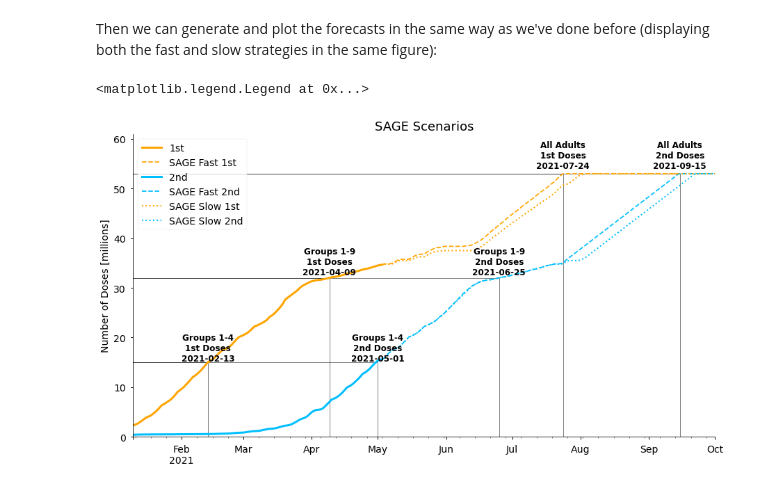
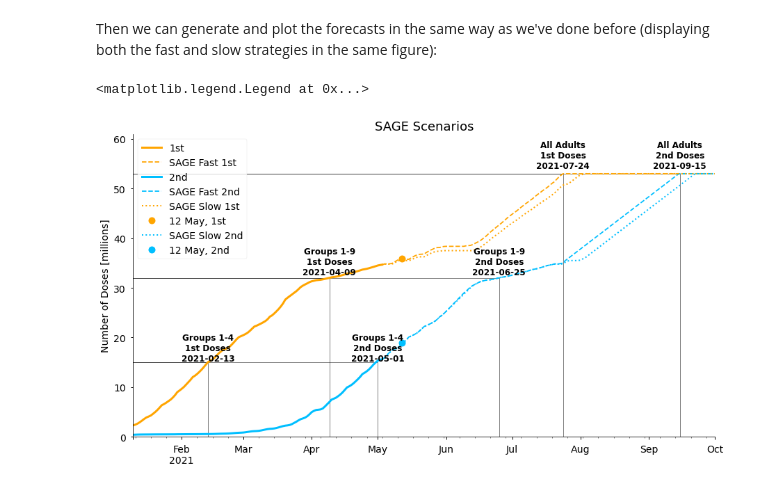
Before and after one commit to alan-turing-institute/TuringDataStories, a Jupyter notebook: stories/covid-vax/covid_vax.ipynb, the cells around one changed output. Saved outputs shown, nothing was run; the diff lists cells and outputs as text; code cells hidden in the pictures.

Commit message:
add markers showing actual status on 12th May

```diff
--- a/stories/covid-vax/covid_vax.ipynb
+++ b/stories/covid-vax/covid_vax.ipynb
@@ -150,6 +150,11 @@ Our query above gets all the data up to the current date. To ensure re-running t
 # the results with the latest available data (run_as_date = datetime.now()).
 run_as_date = datetime(2021, 5, 4)
 
+# Latest data at time of publishing (vs. initial time of writing as above)
+# Used to compare forecasts with actual data at the end of the story
+publish_date = datetime(2021, 5, 12)
+publish_date_data = df.loc[publish_date]
+
 # filter the data to only include dates up to the run_as_date
 df = df[df.index < run_as_date]
 # %% [markdown]
@@ -784,33 +789,41 @@ Then we can generate and plot the forecasts in the same way as we've done before
 # %%
 df_sage_fast = forecast_sage(
     df,
     scenario="fast",
 )
 df_sage_slow = forecast_sage(
     df,
     scenario="slow",
 )
 
 plot_cumulative_doses(
     df_sage_fast,
     forecast_date=last_data,
     figsize=(15, 8),
     title=f"SAGE Scenarios",
     forecast_label="SAGE Fast",
 )
 
 for col in ["cumFirst", "cumSecond"]:
     plt.plot(
         df_sage_slow.loc[df_sage_slow.index > last_data, col],
         color=col_format[col]["color"],
         linestyle=":",
         linewidth=2,
         label=f"SAGE Slow {col_format[col]['label']}",
     )
+    plt.plot(
+        publish_date,
+        publish_date_data[col],
+        "o",
+        color=col_format[col]["color"],
+        markersize=10,
+        label=f"{publish_date.strftime('%d %b')}, {col_format[col]['label']}",
+    )
 
 plt.legend()
 # %% [output]
 <matplotlib.legend.Legend at 0x...>
-[figure, old version]
+[figure, new version]
 # %% [markdown]
 The SAGE forecasts are similar to our more pessimistic forecasts, with the population fully vaccinated in mid-September, though the difference between their "slow" and "fast" strategies is smaller than the uncertainty we calculated. This gives us confidence that our forecasting approaches are reasonable, though it's interesting that SAGE does not expect the current rate of vaccinations to be maintained. It may be that they are aware of upcoming difficulties in vaccine supplies, or simply that taking a cautious approach is more appropriate for their purposes.
```
Also changed, not shown: parts of 5 cells of this notebook.
